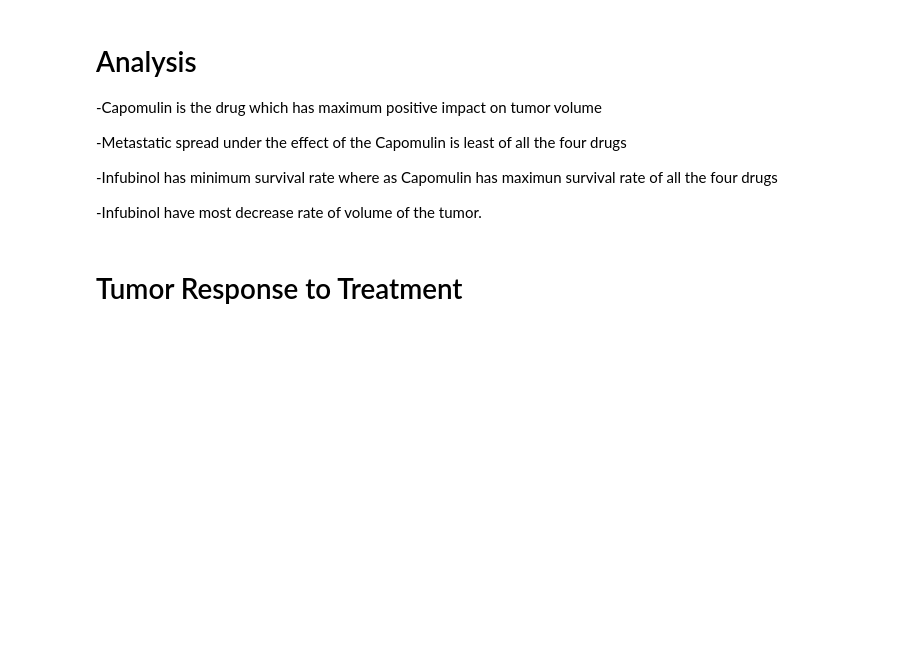
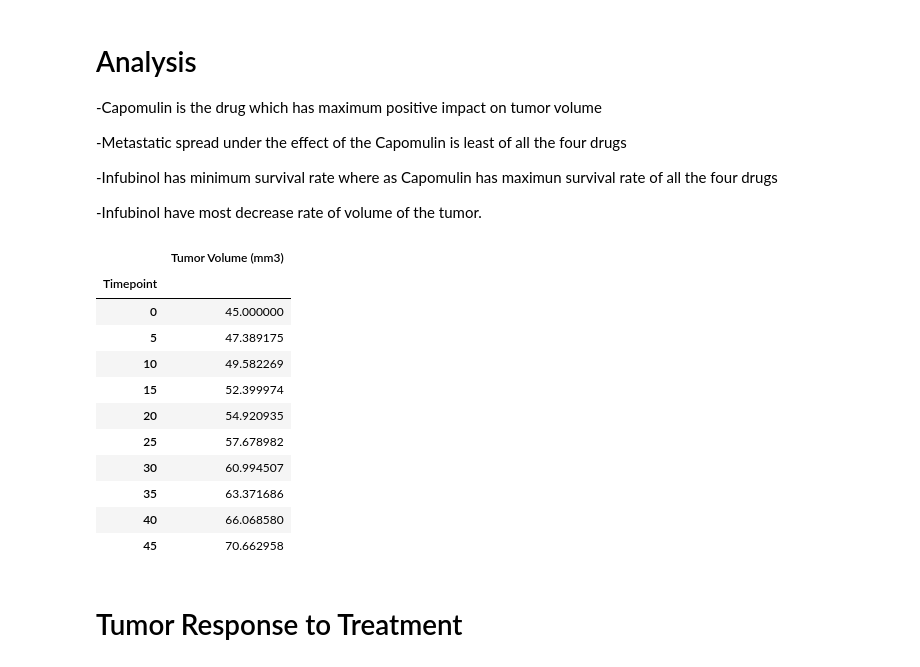
Before and after one commit to sumanakar/python-challenge, a Jupyter notebook: Pymaceuticals/Pymaceuticals.ipynb, the cells around one changed output. Cells and saved outputs as stored; diff of their text form; code cells hidden in the pictures; blank space fills up the shorter version.

```diff
--- a/Pymaceuticals/Pymaceuticals.ipynb
+++ b/Pymaceuticals/Pymaceuticals.ipynb
@@ -27,6 +27,21 @@ Capomulin_data=data.loc[data["Drug"]=="Capomulin"]
 Infubinol_data=data.loc[data["Drug"]=="Infubinol"]
 Ketapril_data=data.loc[data["Drug"]=="Ketapril"]
 Placebo_data=data.loc[data["Drug"]=="Placebo"]
+# %%
+pd.DataFrame(Ketapril_data.groupby(["Timepoint"])["Tumor Volume (mm3)"].mean())
+# %% [output]
+|  | Tumor Volume (mm3) |
+| Timepoint |  |
+| 0 | 45.000000 |
+| 5 | 47.389175 |
+| 10 | 49.582269 |
+| 15 | 52.399974 |
+| 20 | 54.920935 |
+| 25 | 57.678982 |
+| 30 | 60.994507 |
+| 35 | 63.371686 |
+| 40 | 66.068580 |
+| 45 | 70.662958 |
 # %% [markdown]
 # Tumor Response to Treatment
 # %%
```
Also changed, not shown: parts of 2 cells of this notebook, 1 other file.
